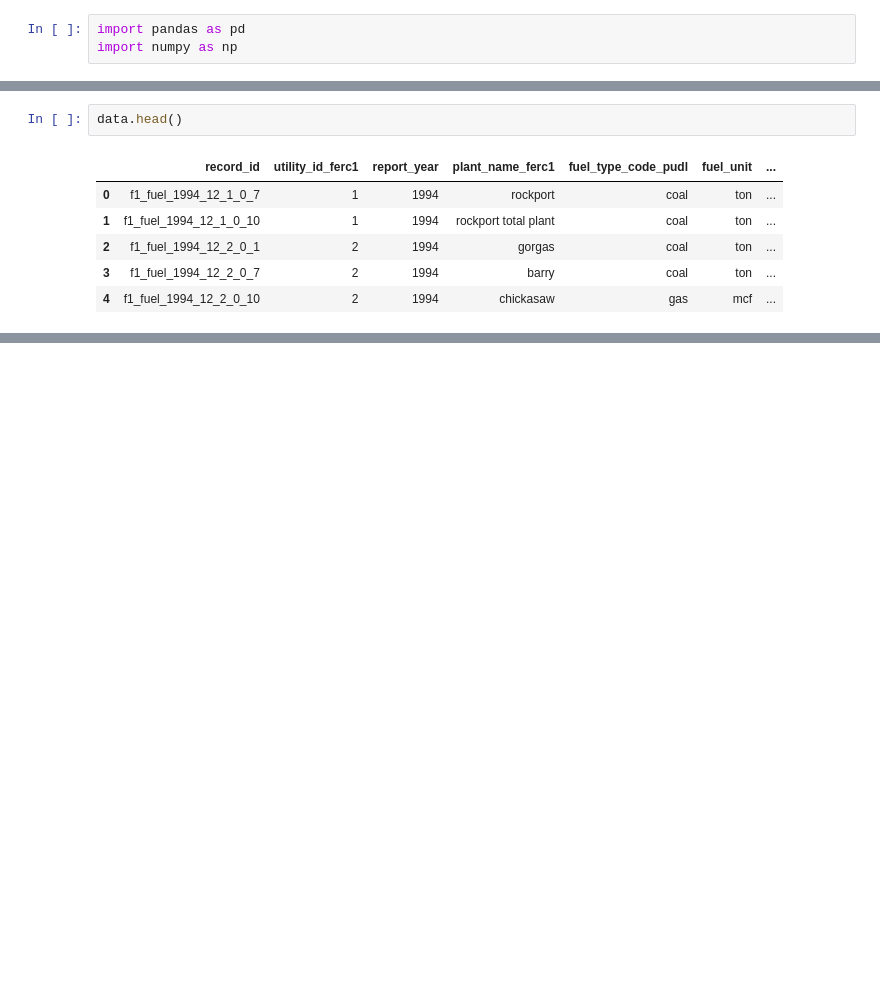
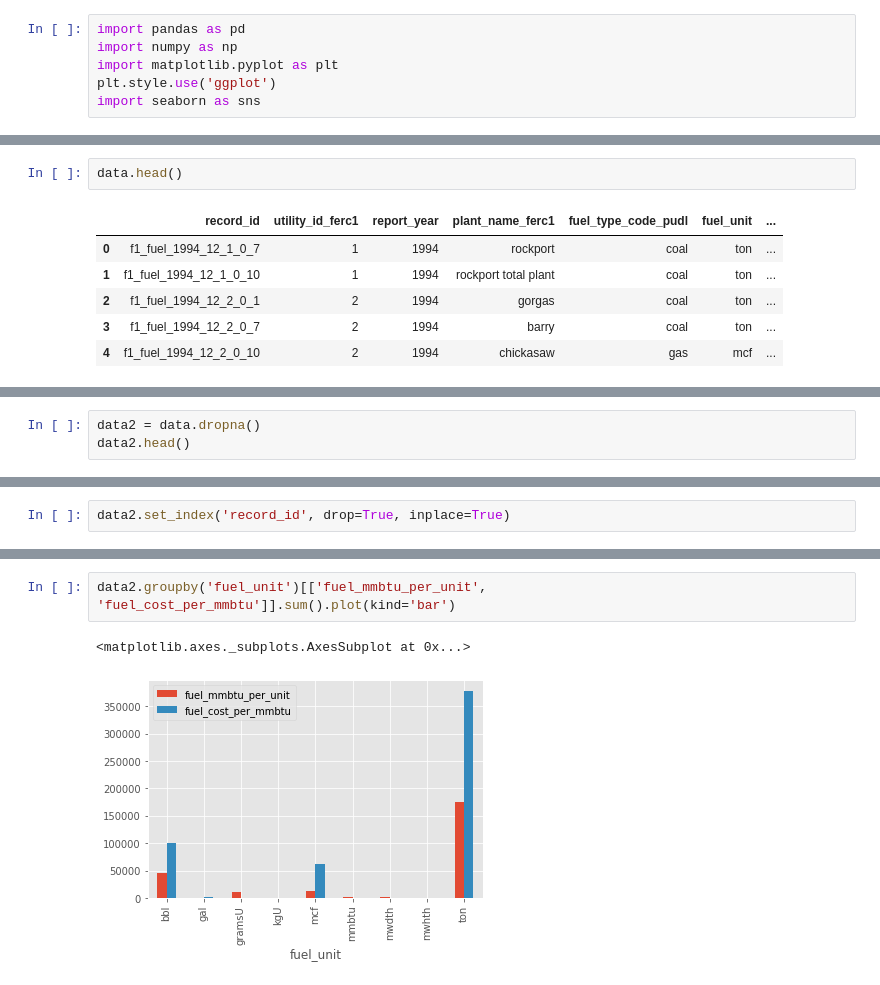
Before and after one commit to segunoloro/Hamoye, a Jupyter notebook: Hamoye.ipynb, the cells around one changed output, grey strips where cells are left out. Saved outputs shown, nothing was run; the diff lists cells and outputs as text; blank space fills up the shorter version.

```diff
--- a/Hamoye.ipynb
+++ b/Hamoye.ipynb
@@ -1,6 +1,9 @@
 # %%
 import pandas as pd
 import numpy as np
+import matplotlib.pyplot as plt
+plt.style.use('ggplot')
+import seaborn as sns
 # %%
 data_url = 'https://bit.ly/HDSC-StageOneDataset'
 # %%
@@ -141,0 +28,3 @@ data.groupby('report_year')['fuel_cost_per_unit_delivered'].mean().idxmax()
+# %%
+data2 = data.dropna()
+data2.head()
@@ -141,0 +38,2 @@ data.groupby('report_year')['fuel_cost_per_unit_delivered'].mean().idxmax()
+# %%
+data2.set_index('record_id', drop=True, inplace=True)
@@ -141,0 +81,5 @@ data.groupby('report_year')['fuel_cost_per_unit_delivered'].mean().idxmax()
+# %%
+data2.groupby('fuel_unit')[['fuel_mmbtu_per_unit', 'fuel_cost_per_mmbtu']].sum().plot(kind='bar')
+# %% [output]
+<matplotlib.axes._subplots.AxesSubplot at 0x...>
+[figure, added]
```
Also changed, not shown: parts of 67 cells of this notebook.
